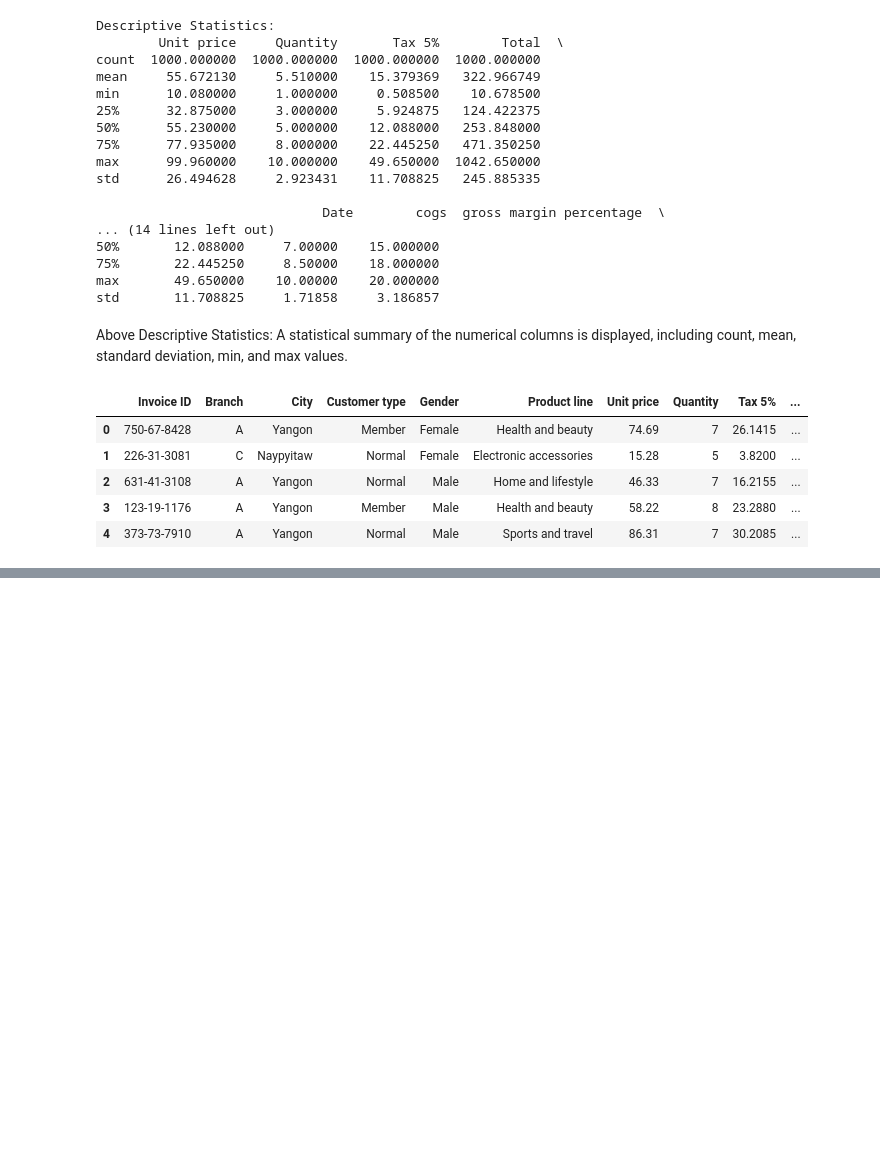
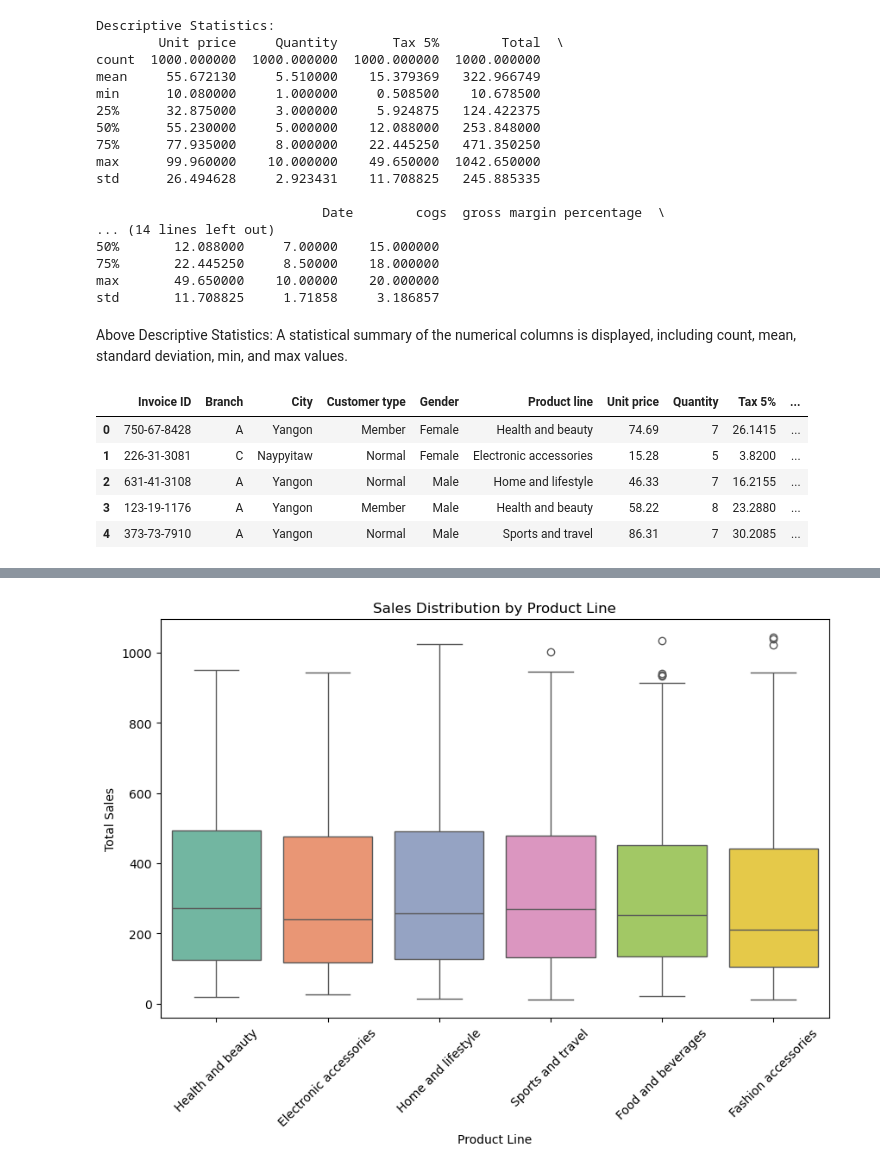
Before and after one commit to VarnaviPerera/PRINCIPLES-OF-DATA-SCIENCE-Portfolio, a Jupyter notebook: EDA/InitialEDA.ipynb, the cells around one changed output, grey strips where cells are left out. Saved outputs shown, nothing was run; the diff lists cells and outputs as text; code cells hidden in the pictures; blank space fills up the shorter version.

```diff
--- a/EDA/InitialEDA.ipynb
+++ b/EDA/InitialEDA.ipynb
@@ -115,0 +126,14 @@ supermarket_data.head(5)
+# %%
+# Visualization: Sales Distribution by Product Line using Boxplot
+plt.figure(figsize=(10, 6))
+
+# Assign 'Product line' to hue and disable legend
+sns.boxplot(x='Product line', y='Total', data=supermarket_data, palette="Set2", hue='Product line', legend=False)
+
+plt.xticks(rotation=45)
+plt.title("Sales Distribution by Product Line")
+plt.xlabel("Product Line")
+plt.ylabel("Total Sales")
+plt.show()
+# %% [output]
+[figure, added]
```
Also changed, not shown: parts of 5 cells of this notebook.
